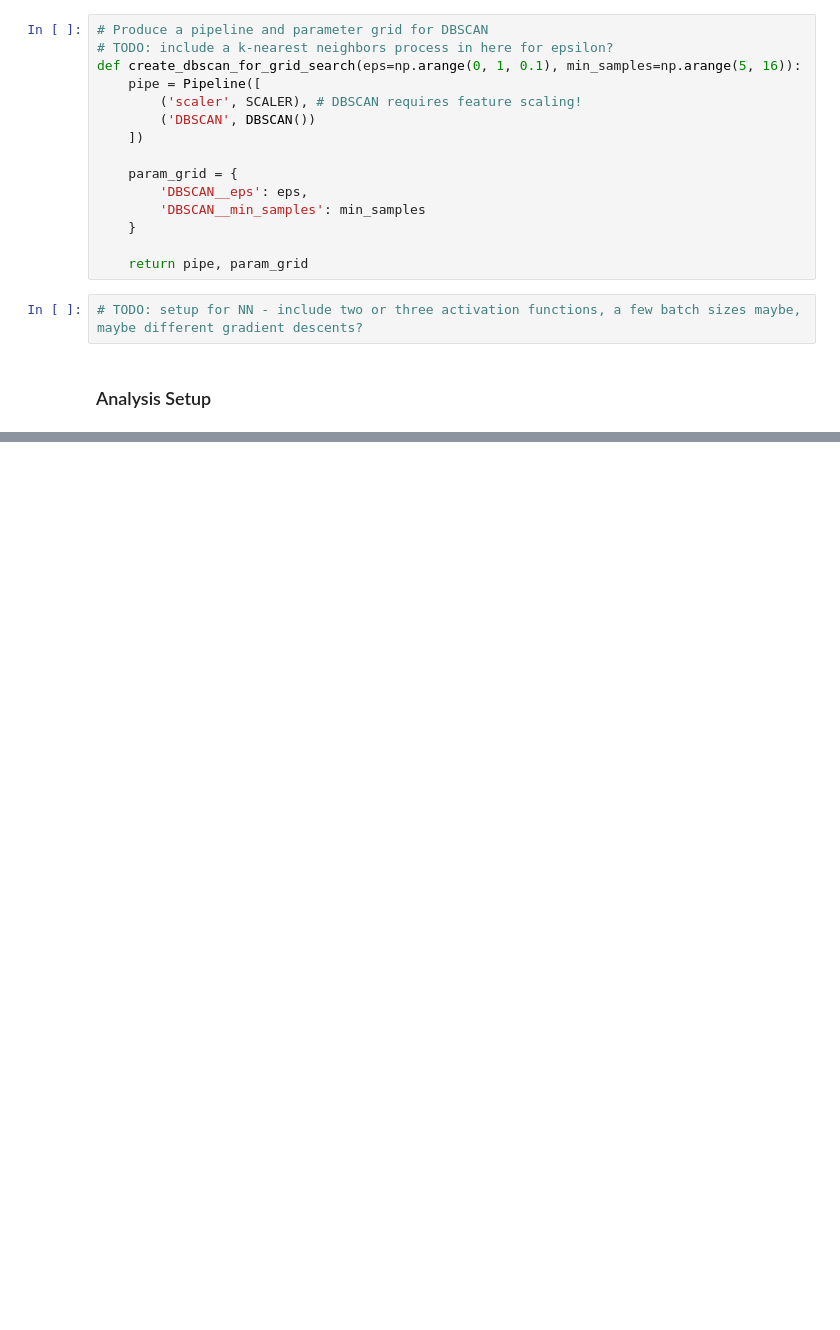
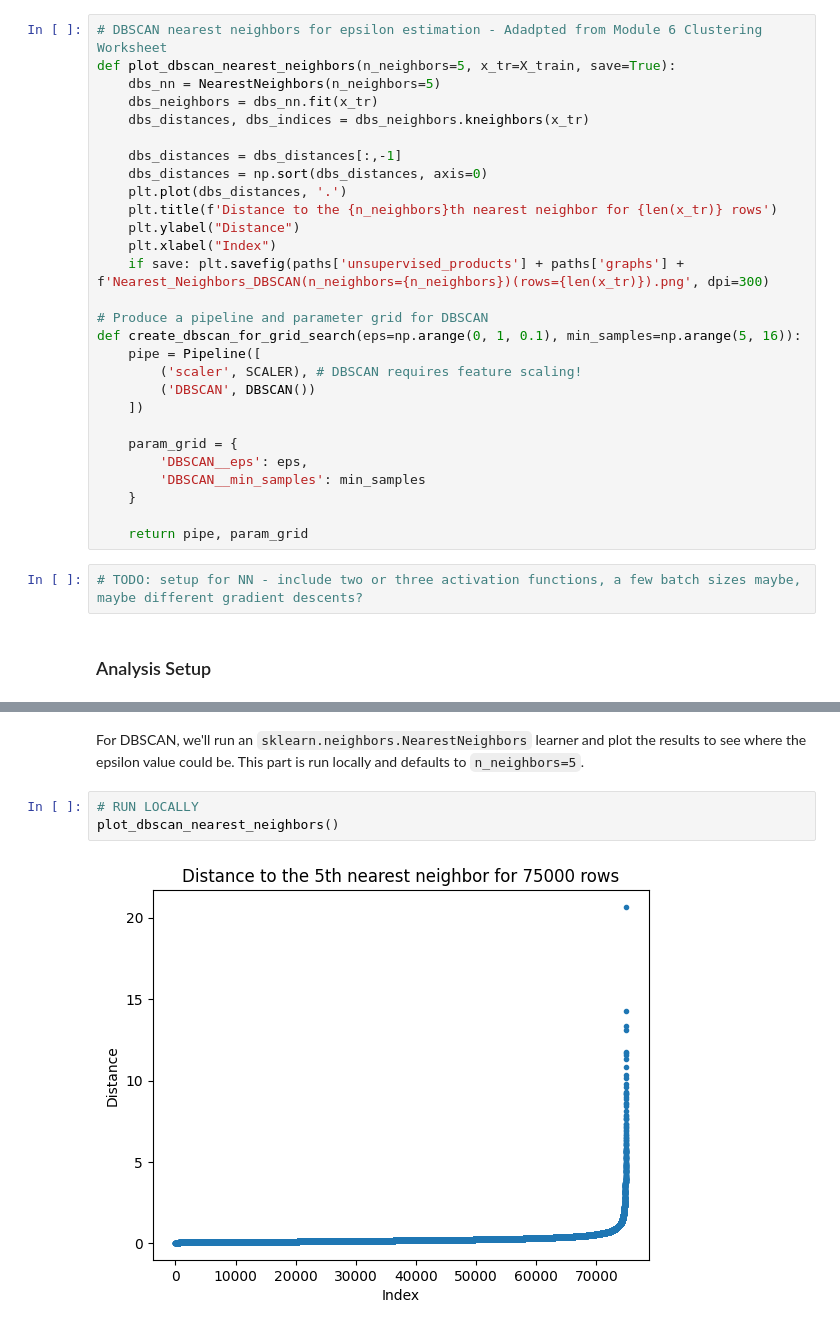
Before and after one commit to eli-johnson-04/sdss-performance-comparison, a Jupyter notebook: script.ipynb, the cells around one changed output, grey strips where cells are left out. Drawn from its saved outputs; the diff is of its cells as text; blank space fills up the shorter version.

Commit message:
preliminary unsupervised training codes + more setup

```diff
--- a/script.ipynb
+++ b/script.ipynb
@@ -658,8 +676,21 @@ def create_gmm_for_grid_search(n_components=len(CLASSES), n_init=10):
 
     return pipe, param_grid
 # %%
+# DBSCAN nearest neighbors for epsilon estimation - Adadpted from Module 6 Clustering Worksheet
+def plot_dbscan_nearest_neighbors(n_neighbors=5, x_tr=X_train, save=True):
+    dbs_nn = NearestNeighbors(n_neighbors=5)
+    dbs_neighbors = dbs_nn.fit(x_tr)
+    dbs_distances, dbs_indices = dbs_neighbors.kneighbors(x_tr)
+
+    dbs_distances = dbs_distances[:,-1]
+    dbs_distances = np.sort(dbs_distances, axis=0)
+    plt.plot(dbs_distances, '.')
+    plt.title(f'Distance to the {n_neighbors}th nearest neighbor for {len(x_tr)} rows')
+    plt.ylabel("Distance")
+    plt.xlabel("Index")
+    if save: plt.savefig(paths['unsupervised_products'] + paths['graphs'] + f'Nearest_Neighbors_DBSCAN(n_neighbors={n_neighbors})(rows={len(x_tr)}).png', dpi=300)
+
 # Produce a pipeline and parameter grid for DBSCAN
-# TODO: include a k-nearest neighbors process in here for epsilon?
 def create_dbscan_for_grid_search(eps=np.arange(0, 1, 0.1), min_samples=np.arange(5, 16)):
     pipe = Pipeline([
         ('scaler', SCALER), # DBSCAN requires feature scaling!
@@ -682,0 +722,7 @@ This training run was performed on HiperGator, and the resulting `grid_search` o
+# %% [markdown]
+For DBSCAN, we'll run an `sklearn.neighbors.NearestNeighbors` learner and plot the results to see where the epsilon value could be. This part is run locally and defaults to `n_neighbors=5`.
+# %%
+# RUN LOCALLY
+plot_dbscan_nearest_neighbors()
+# %% [output]
+[figure, added]
```
Also changed, not shown: parts of 26 cells of this notebook, 2 other files.
